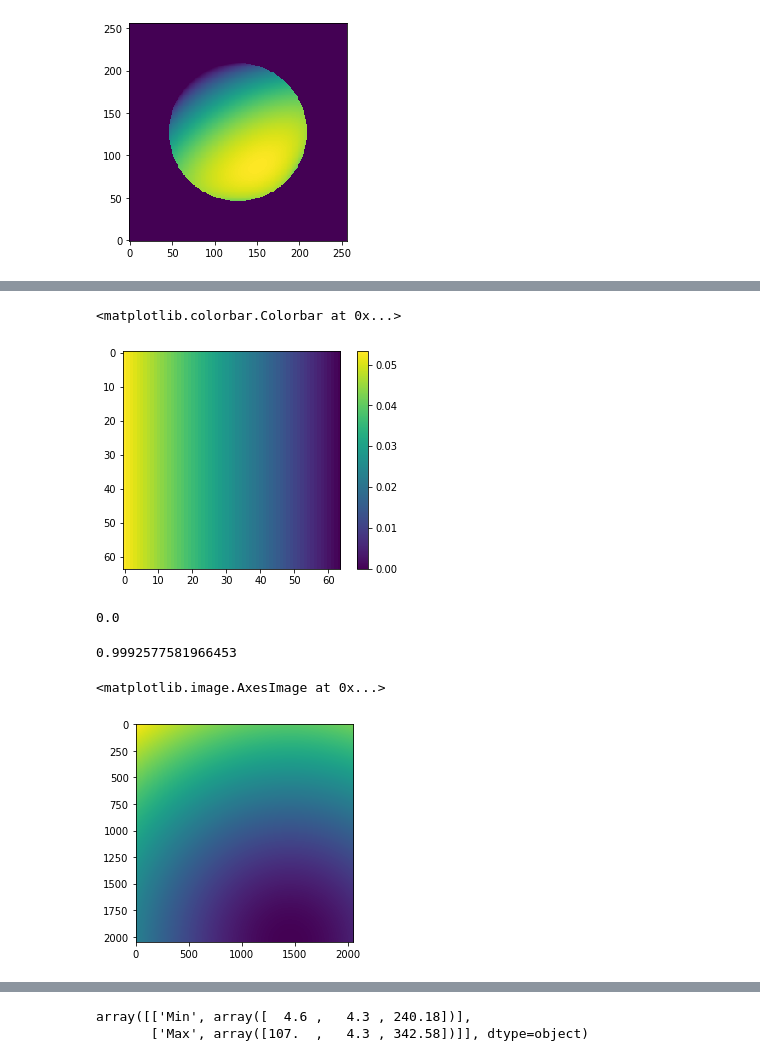
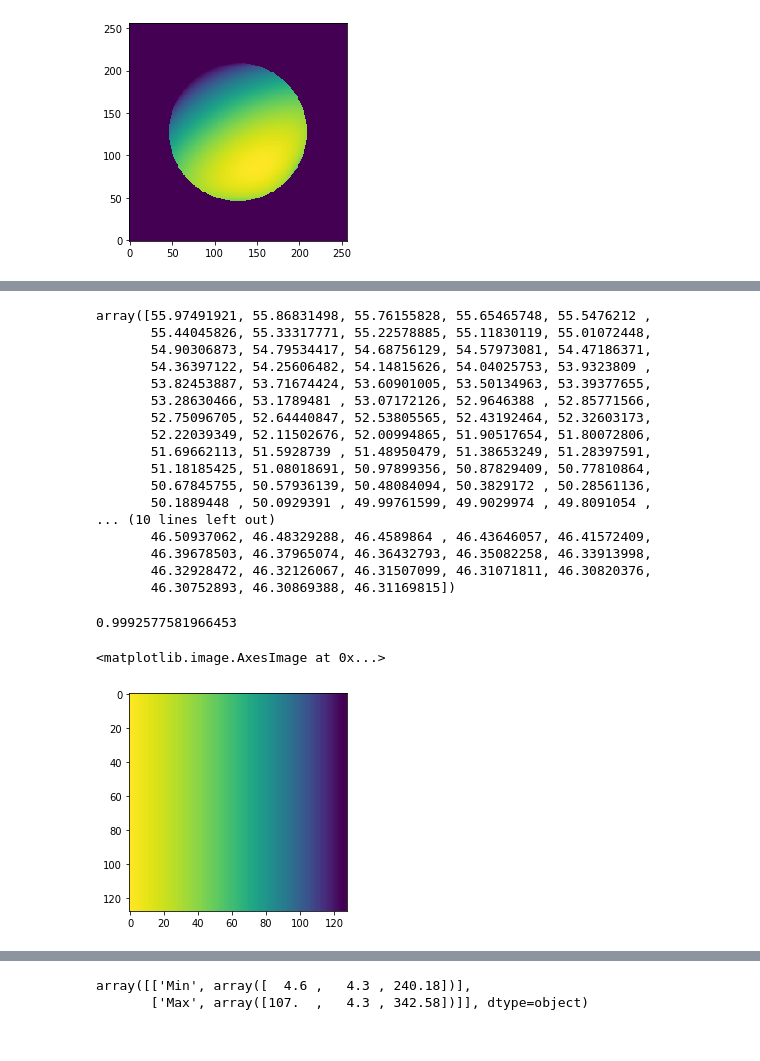
Before and after one commit to d8xa/XRD-TAF, a Jupyter notebook: Prototype 3D.ipynb, the cells around one changed output, grey strips where cells are left out. Drawn from its saved outputs; the diff is of its cells as text; code cells hidden in the pictures.

```diff
--- a/Prototype 3D.ipynb
+++ b/Prototype 3D.ipynb
@@ -110,7 +110,7 @@ class Segmentation:
     def get_dists(self, coords=None, g1_dists=None):
         if g1_dists is None:
             g1_dists = self.get_g1_dists(coords=coords)
-        g2_dists = self.get_g2_dists(coords=coords, g1_dists=g1_dists)
+        g2_dists = self.get_g2_dists(coords=coords)
         return g1_dists + g2_dists
 
     def plot_dists(self, cmap=None, distances=None):
@@ -144,9 +144,9 @@ class Segmentation:
             print(absorptions.shape)
             print(absorptions[absorptions!=1].shape)
         return np.array([
-            np.sum(absorptions[absorptions[:,:,0]!=1])/absorptions[absorptions[:,:,0]!=1].shape[0],
-            np.sum(absorptions[absorptions[:,:,1]!=1])/absorptions[absorptions[:,:,1]!=1].shape[0],
-            np.sum(absorptions[absorptions[:,:,2]!=1])/absorptions[absorptions[:,:,2]!=1].shape[0]
+            np.sum(absorptions[:,:,0][absorptions[:,:,0]!=1])/absorptions[absorptions[:,:,0]!=1].shape[0],
+            np.sum(absorptions[:,:,1][absorptions[:,:,1]!=1])/absorptions[absorptions[:,:,1]!=1].shape[0],
+            np.sum(absorptions[:,:,2][absorptions[:,:,2]!=1])/absorptions[absorptions[:,:,2]!=1].shape[0]
         ]
         )
         # TODO: fix this shit
@@ -196,18 +196,18 @@ class Segmentation:
 config = {
     "seg" : {
         "debug" : False,
-        "theta" : 30.0,
-        "r_cell" : 1.5,
+        "theta" : 0.0,
+        "r_cell" : 1.2,
         "r_sample" : 1.0,
         "mu" : array([.54747*1E-1, 6.70333*1E-1]),  # cell, sample.
         "margin" : 0.05,
-        "resolution" : array([1, 1])*2**8
+        "resolution" : array([1, 1])*2**7
     },
     "det" : {
-        "shape" : array([2048, 2048]), # pixel count on each axis.
+        "shape" : array([1, 1])*2**7, # pixel count on each axis.
         "distance" : 240.18,    # [mm] distance from centerpoint x_0 of medium to projection point p_0 on detector plane.
         "offsets" : array([4.6, 4.3, 0.0]), # [mm,mm,mm] offsets from p_0 to origin point on detector plane. Origin=lower right.
-        "pixelsize" : array([200*1E-3, 200*1E-3]) # [mm,mm] size of each pixel on detector.
+        "pixelsize" : 2**4*array([200*1E-3, 200*1E-3]) # [mm,mm] size of each pixel on detector.
     }
 }
 # %%
@@ -350,13 +403,23 @@ plt.colorbar(im)
 # %%
-im = plt.imshow(np.apply_along_axis(np.arccos, 1, det.distance/det.trig[:,:,1]))
-plt.colorbar(im)
+np.apply_along_axis(np.arccos, 0, det.distance/det.trig[0,:,2])*180/np.pi
 # %% [output]
-<matplotlib.colorbar.Colorbar at 0x...>
+array([55.97491921, 55.86831498, 55.76155828, 55.65465748, 55.5476212 ,
+       55.44045826, 55.33317771, 55.22578885, 55.11830119, 55.01072448,
+       54.90306873, 54.79534417, 54.68756129, 54.57973081, 54.47186371,
+       54.36397122, 54.25606482, 54.14815626, 54.04025753, 53.9323809 ,
+       53.82453887, 53.71674424, 53.60901005, 53.50134963, 53.39377655,
+       53.28630466, 53.1789481 , 53.07172126, 52.9646388 , 52.85771566,
+       52.75096705, 52.64440847, 52.53805565, 52.43192464, 52.32603173,
+       52.22039349, 52.11502676, 52.00994865, 51.90517654, 51.80072806,
+       51.69662113, 51.5928739 , 51.48950479, 51.38653249, 51.28397591,
+       51.18185425, 51.08018691, 50.97899356, 50.87829409, 50.77810864,
+       50.67845755, 50.57936139, 50.48084094, 50.3829172 , 50.28561136,
+       50.1889448 , 50.0929391 , 49.99761599, 49.9029974 , 49.8091054 ,
+... (10 lines left out)
+       46.50937062, 46.48329288, 46.4589864 , 46.43646057, 46.41572409,
+       46.39678503, 46.37965074, 46.36432793, 46.35082258, 46.33913998,
+       46.32928472, 46.32126067, 46.31507099, 46.31071811, 46.30820376,
+       46.30752893, 46.30869388, 46.31169815])
-[figure, removed]
-# %%
-np.apply_along_axis(np.arccos, 1, det.distance/det.trig[:,:,1]).min()
-# %% [output]
-0.0
 # %%
 det.distance/det.trig[:,:,1].max()
 # %% [output]
@@ -364,11 +427,11 @@ det.distance/det.trig[:,:,1].max()
 # %%
 seg = Segmentation(**config["seg"])
 det = Detector(
-    #**config["det"]
-    **{k:v for k,v in config["det"].items() if k!= "offsets"}, offsets=array([120,150])
+    **config["det"]
+    #**{k:v for k,v in config["det"].items() if k!= "offsets"}, offsets=array([120,150])
 )
 # %%
-plt.imshow(det.trig[:,:,2])
+plt.imshow(det.trig[:,:,0])
 # %% [output]
 <matplotlib.image.AxesImage at 0x...>
-[figure, old version]
+[figure, new version]
```
Also changed, not shown: parts of 18 cells of this notebook.
